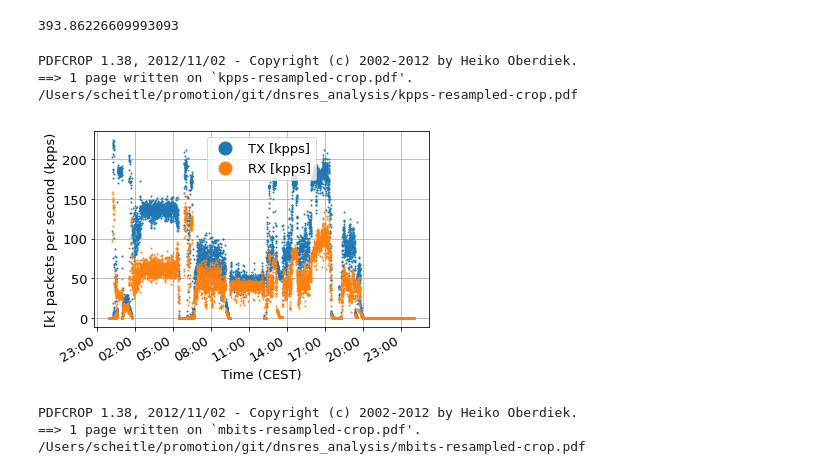
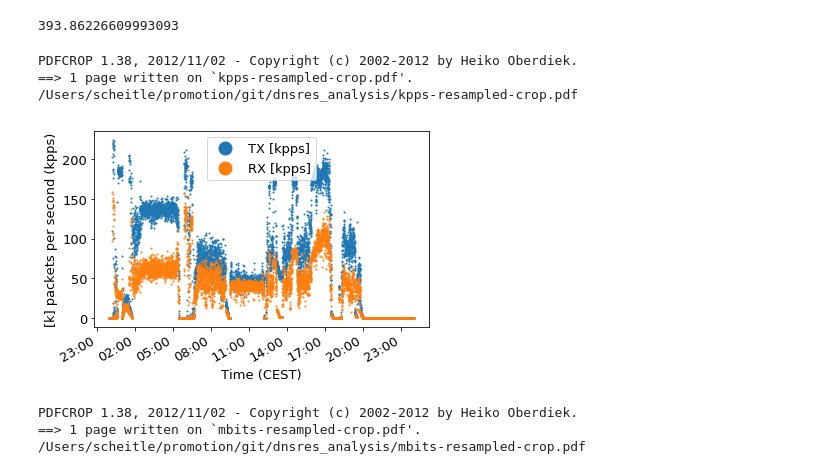
Before and after one commit to quirins/pl21_dnsres_plot, a Jupyter notebook: plot_pps_bps.ipynb, the cells around one changed output. Cells and saved outputs as stored; diff of their text form; code cells hidden in the pictures.

Commit message:
remove grid lines from figure

```diff
--- a/plot_pps_bps.ipynb
+++ b/plot_pps_bps.ipynb
@@ -113,23 +113,23 @@ df = df.resample('10s').max()  # max creates a plot that looks closest to the or
 # %%
 plt.rcParams.update({'font.size': 13})
 # ax = plt.figure()
 ax = df[["TX [kpps]", "RX [kpps]"]].plot(kind="line", marker=".", linewidth=0, markersize=2, legend=True, subplots=False)
 ax.legend(markerscale=13)
 ax.set(xlabel='Time (CEST)', ylabel='[k] packets per second (kpps)')
 ax.legend(markerscale=13) # , loc="upper right")
 ax.set_xticklabels(["23:00", "02:00", "05:00", "08:00", "11:00", "14:00", "17:00", "20:00", "23:00"]) #, "11M", "13M", "15M"])
-plt.grid()
+#plt.grid()
 fig = ax.get_figure()
 fig.savefig('kpps-resampled.pdf', format="pdf", dpi=2000, bbox_inches='tight')
 !pdfcrop kpps-resampled.pdf
 !rm kpps-resampled.pdf
 !readlink -f kpps-resampled-crop.pdf
 !open kpps-resampled-crop.pdf
 # %% [output]
 PDFCROP 1.38, 2012/11/02 - Copyright (c) 2002-2012 by Heiko Oberdiek.
 ==> 1 page written on `kpps-resampled-crop.pdf'.
 /Users/scheitle/promotion/git/dnsres_analysis/kpps-resampled-crop.pdf
-[figure, old version]
+[figure, new version]
 # %%
 ax = df[["TX [Mbps]", "RX [Mbps]"]].plot(kind="line", marker=".", linewidth=0, markersize=2)
 ax.legend(markerscale=13)
```
Also changed, not shown: 1 other file.
